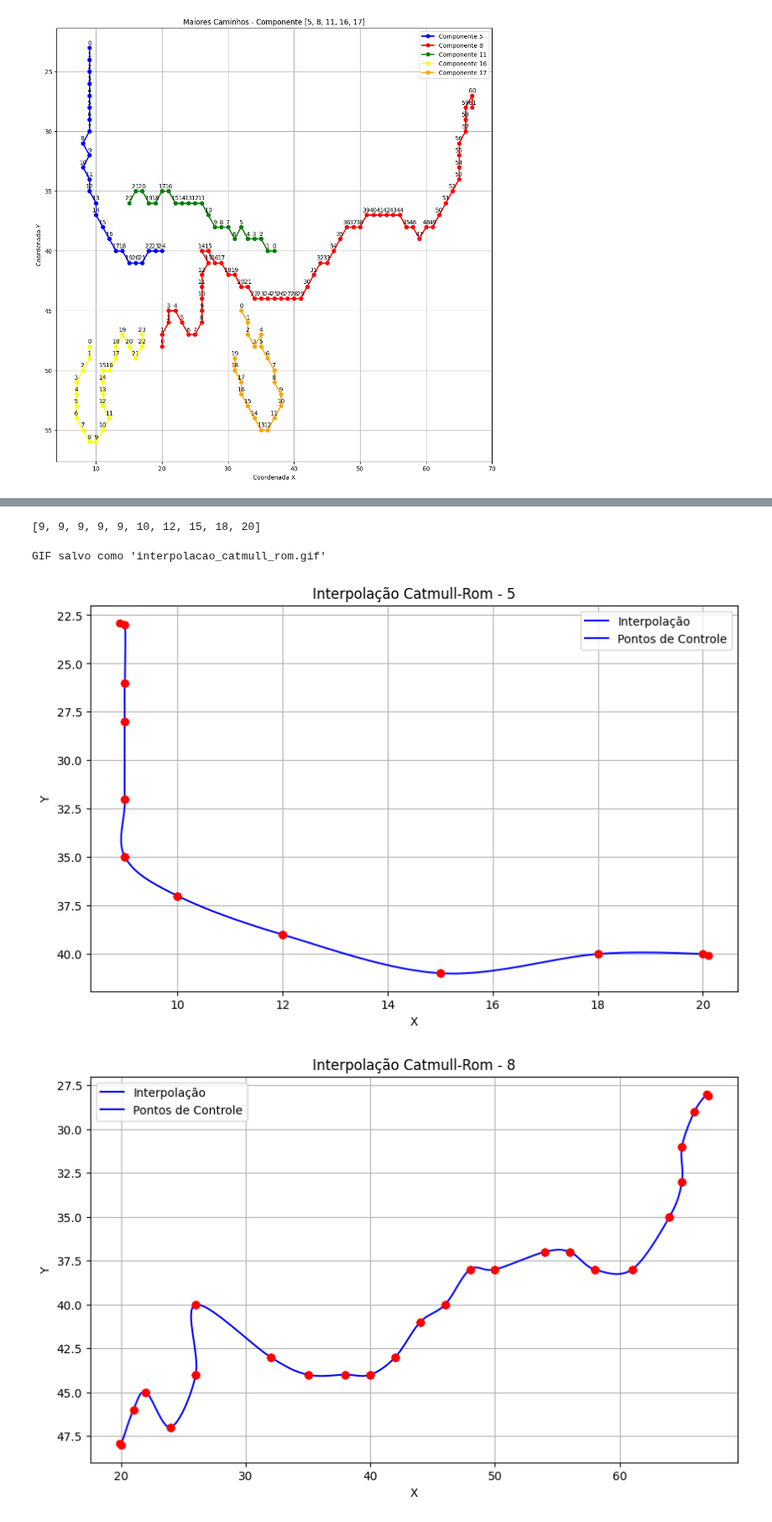
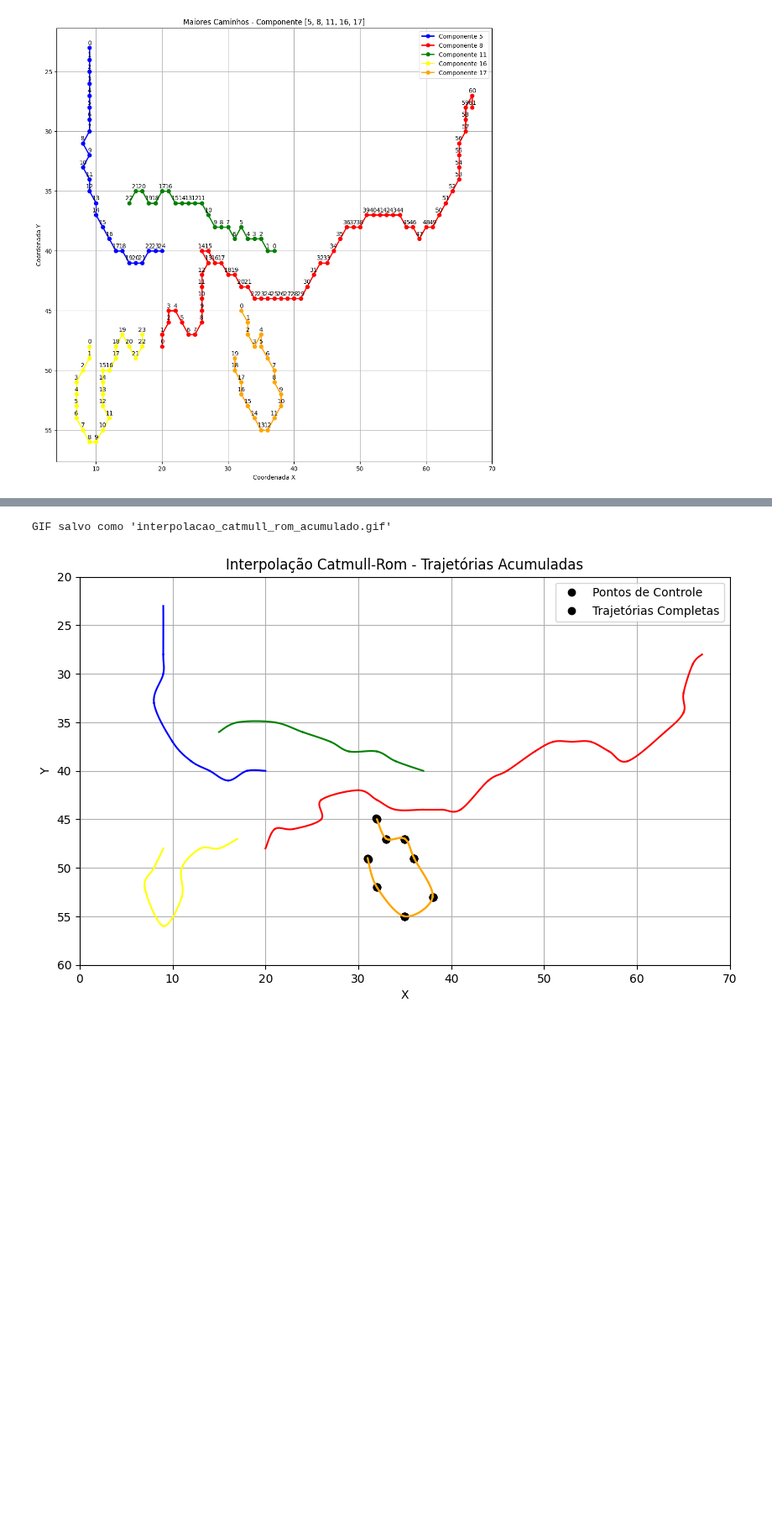
Before and after one commit to MariaLuizaLogrado/PVA, a Jupyter notebook: face_recognition.ipynb, the cells around one changed output, grey strips where cells are left out. Shown at 84% size. Saved outputs shown, nothing was run; the diff lists cells and outputs as text; code cells hidden in the pictures; blank space fills up the shorter version.

Commit message:
Plotando as splines coloridas para cada componente e fazendo um gif

```diff
--- a/face_recognition.ipynb
+++ b/face_recognition.ipynb
@@ -624,22 +624,38 @@ anotacao_novo_maiores_caminhos
   (31, 49)]}
-# %%
-control_x
-# %% [output]
-[9, 9, 9, 9, 9, 10, 12, 15, 18, 20]
+# %%
+import numpy as np
+
+def catmull_rom_t(control_x, control_y, T):
+    def q(t):
+        return 1/2 * np.array([t**3, t**2, t, 1]) @ np.array([[-1/T, (4*T-1)/T, (-4*T +1)/T, 1/T],
+                                                              [2/T, (-6*T+1)/T, (6*T-2)/T, -1/T],
+                                                              [-1/T, 0, 1/T, 0],
+                                                              [0, 2, 0, 0]]) @ np.array([control_x, control_y]).T
+    return q
 # %%
 import os
 import numpy as np
 import matplotlib.pyplot as plt
 from PIL import Image
 
-# Supondo que a função catmull_rom_t já esteja definida
-# ...
-
 # Lista para armazenar todos os frames
 all_frames = []
 
+colors = ['blue', 'red', 'green', 'yellow', 'orange', 'black']
+
+# Configuração da figura para plotagem dos gráficos
+plt.figure(figsize=(10, 6))
+
+# Lista para armazenar as coordenadas de todas as trajetórias completas
+all_X = []
+all_Y = []
+all_control_x = []
+all_control_y = []
+all_colors = []
 # Loop sobre cada chave em anotacao_novo_maiores_caminhos
-for key, value in anotacao_novo_maiores_caminhos.items():
+for idx, (key, value) in enumerate(anotacao_novo_maiores_caminhos.items()):
+
+    color = colors[idx % len(colors)]
     # Extraindo as coordenadas x e y
     coordenadas = anotacao_novo_maiores_caminhos[key]
     control_x = [coord[0] for coord in coordenadas]
@@ -667,45 +683,58 @@ for key, value in anotacao_novo_maiores_caminhos.items():
 
     S = vx.shape
 
+    # Construindo os dados de interpolação
     for i in range(S[0]):
         vx1 = vx[i, :]
         vy1 = vy[i, :]
         q_aux = catmull_rom_t(vx1, vy1, T)
         for j in range(len(t)):
             interpolated_points[j] = q_aux(t[j])
         X[:, i] = interpolated_points[:, 0]
         Y[:, i] = interpolated_points[:, 1]
 
-    # Criação da animação com matplotlib e armazenamento de frames com Pillow
-    plt.figure(figsize=(10, 6))
+    # Acumula os pontos de controle e trajetórias completas
+    all_X.append(X)
+    all_Y.append(Y)
+    all_control_x.append(control_x)
+    all_control_y.append(control_y)
+    all_colors.append(color)
 
+    # Criação da animação com pontos de controle primeiro e spline gradualmente
     for i in range(N - 3):
         plt.clf()  # Limpa a figura antes de plotar o próximo frame
 
-        # Plota os dados interpolados e pontos de controle até o índice i
-        plt.plot(X[:, :i + 1], Y[:, :i + 1], 'b-')  # Interpolação
-        plt.plot(vx[:i + 1], vy[:i + 1], 'ro')  # Pontos de controle
+        plt.plot(vx[:i + 1], vy[:i + 1], 'ko')  # Pontos de controle
 
-        plt.gca().invert_yaxis()
-        plt.title(f'Interpolação Catmull-Rom - {key}')
+
+        # Plota todas as trajetórias completas em suas cores correspondentes até o índice atual
+        for past_X, past_Y, col in zip(all_X, all_Y, all_colors):
+            plt.plot(past_X, past_Y, color=col)
+
+        # Plota a spline parcial da interpolação atual em sua cor
+        plt.plot(X[:, :i + 1], Y[:, :i + 1], color=color)
+
+        plt.title('Interpolação Catmull-Rom - Trajetórias Acumuladas')
         plt.xlabel('X')
         plt.ylabel('Y')
-        plt.legend(['Interpolação', 'Pontos de Controle'])
+        plt.legend(['Pontos de Controle', 'Trajetórias Completas'])
         plt.grid(True)
+        plt.xlim(0, 70)
+        plt.ylim(20, 60)
+        plt.gca().invert_yaxis()
 
         # Salva o frame atual como uma imagem
         plt.draw()
         os.makedirs("frames", exist_ok=True)  # Cria o diretório 'frames' se ele não existir
         frame_path = f"./frames/frame_{key}_{i}.png"
         plt.savefig(frame_path)  # Salva o frame atual
         all_frames.append(Image.open(frame_path))  # Adiciona o frame como imagem na lista
 
 # Cria o GIF a partir dos frames salvos
-all_frames[0].save("interpolacao_catmull_rom.gif", save_all=True, append_images=all_frames[1:], duration=300, loop=0)
+all_frames[0].save("interpolacao_catmull_rom_acumulado.gif", save_all=True, append_images=all_frames[1:], duration=300, loop=0)
 
-print("GIF salvo como 'interpolacao_catmull_rom.gif'")
+print("GIF salvo como 'interpolacao_catmull_rom_acumulado.gif'")
 plt.show()
 # %% [output]
-GIF salvo como 'interpolacao_catmull_rom.gif'
+GIF salvo como 'interpolacao_catmull_rom_acumulado.gif'
-[figure, old version]
+[figure, new version]
-[figure, removed]
```
Also changed, not shown: parts of 6 cells of this notebook, 56 other files.
